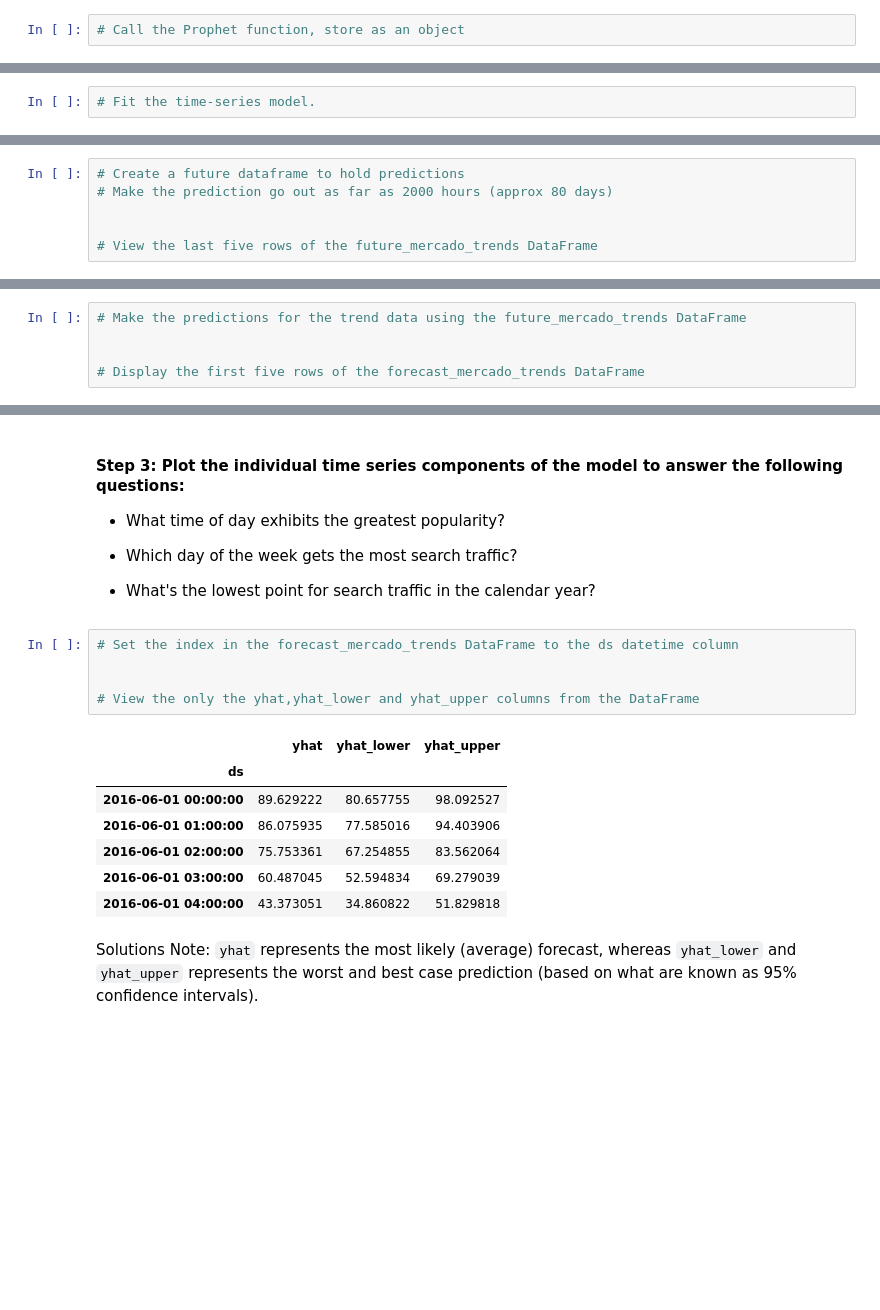
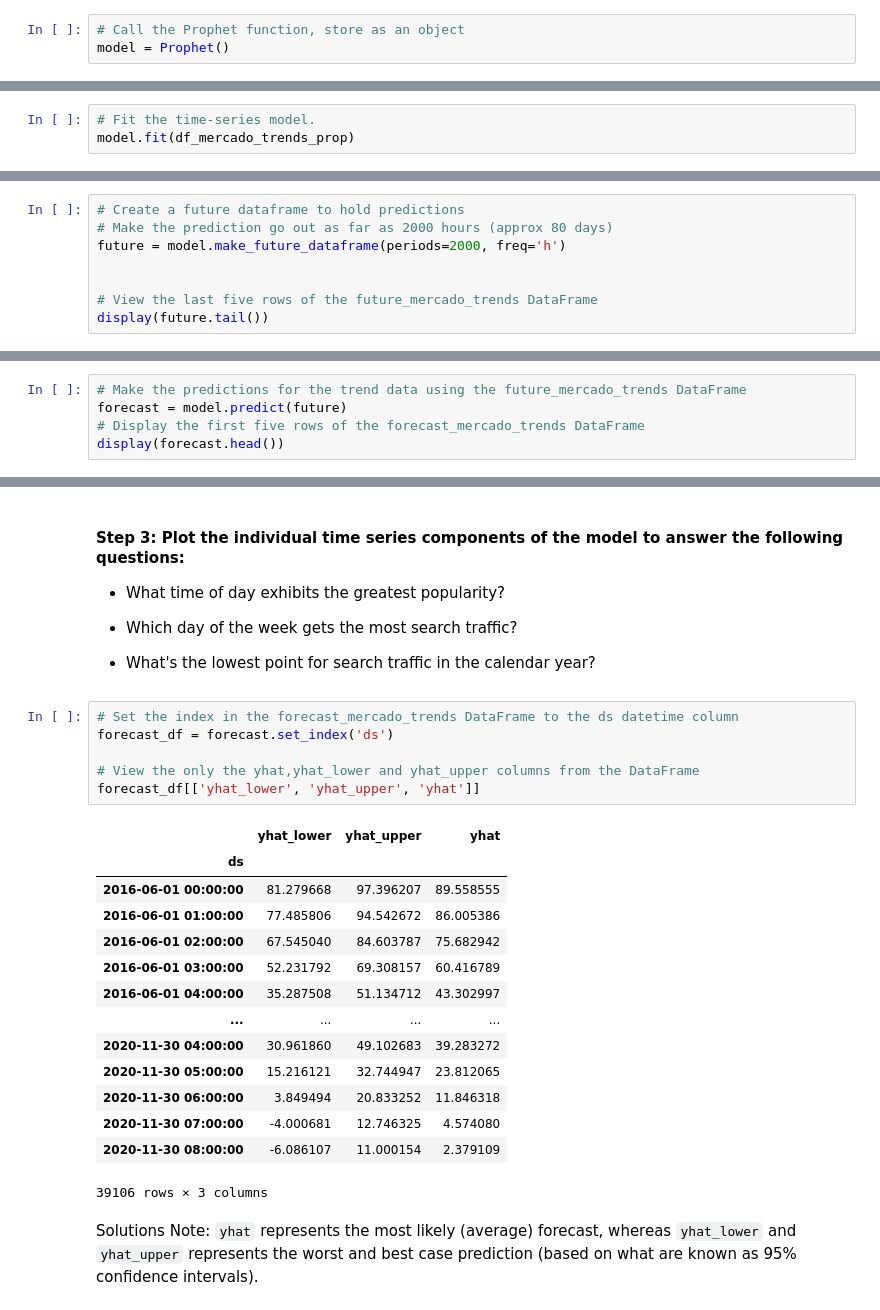
Before and after one commit to inCloset/prophet-challenge, a Jupyter notebook: forecasting_net_prophet.ipynb, the cells around one changed output, grey strips where cells are left out. Drawn from its saved outputs; the diff is of its cells as text; blank space fills up the shorter version.

```diff
--- a/forecasting_net_prophet.ipynb
+++ b/forecasting_net_prophet.ipynb
@@ -489,2 +504,3 @@ Now, you need to produce a time series model that analyzes and forecasts pattern
 # %%
 # Call the Prophet function, store as an object
+model = Prophet()
@@ -493,3 +507,4 @@ Now, you need to produce a time series model that analyzes and forecasts pattern
 # %%
 # Fit the time-series model.
+model.fit(df_mercado_trends_prop)
 # %% [output]
@@ -506,9 +514,11 @@ INFO:cmdstanpy:Chain [1] done processing
 # %%
 # Create a future dataframe to hold predictions
 # Make the prediction go out as far as 2000 hours (approx 80 days)
+future = model.make_future_dataframe(periods=2000, freq='h')
 
 
 # View the last five rows of the future_mercado_trends DataFrame
+display(future.tail())
 # %% [output]
 |  | ds |
 | 39101 | 2020-11-30 04:00:00 |
@@ -518,8 +528,8 @@ INFO:cmdstanpy:Chain [1] done processing
 | 39105 | 2020-11-30 08:00:00 |
 # %%
 # Make the predictions for the trend data using the future_mercado_trends DataFrame
-
-
+forecast = model.predict(future)
 # Display the first five rows of the forecast_mercado_trends DataFrame
+display(forecast.head())
 # %% [output]
 |  | ds | trend | yhat_lower | yhat_upper | trend_lower | trend_upper | additive_terms | ... |
@@ -552,17 +563,25 @@ INFO:cmdstanpy:Chain [1] done processing
 * What's the lowest point for search traffic in the calendar year?
 # %%
 # Set the index in the forecast_mercado_trends DataFrame to the ds datetime column
-
+forecast_df = forecast.set_index('ds')
 
 # View the only the yhat,yhat_lower and yhat_upper columns from the DataFrame
+forecast_df[['yhat_lower', 'yhat_upper', 'yhat']]
 # %% [output]
-|  | yhat | yhat_lower | yhat_upper |
+|  | yhat_lower | yhat_upper | yhat |
 | ds |  |  |  |
-| 2016-06-01 00:00:00 | 89.629222 | 80.657755 | 98.092527 |
-| 2016-06-01 01:00:00 | 86.075935 | 77.585016 | 94.403906 |
-| 2016-06-01 02:00:00 | 75.753361 | 67.254855 | 83.562064 |
-| 2016-06-01 03:00:00 | 60.487045 | 52.594834 | 69.279039 |
-| 2016-06-01 04:00:00 | 43.373051 | 34.860822 | 51.829818 |
+| 2016-06-01 00:00:00 | 81.279668 | 97.396207 | 89.558555 |
+| 2016-06-01 01:00:00 | 77.485806 | 94.542672 | 86.005386 |
+| 2016-06-01 02:00:00 | 67.545040 | 84.603787 | 75.682942 |
+| 2016-06-01 03:00:00 | 52.231792 | 69.308157 | 60.416789 |
+| 2016-06-01 04:00:00 | 35.287508 | 51.134712 | 43.302997 |
+| ... | ... | ... | ... |
+| 2020-11-30 04:00:00 | 30.961860 | 49.102683 | 39.283272 |
+| 2020-11-30 05:00:00 | 15.216121 | 32.744947 | 23.812065 |
+| 2020-11-30 06:00:00 | 3.849494 | 20.833252 | 11.846318 |
+| 2020-11-30 07:00:00 | -4.000681 | 12.746325 | 4.574080 |
+| 2020-11-30 08:00:00 | -6.086107 | 11.000154 | 2.379109 |
+39106 rows × 3 columns
 # %% [markdown]
 Solutions Note: `yhat` represents the most likely (average) forecast, whereas `yhat_lower` and `yhat_upper` represents the worst and best case prediction (based on what are known as 95% confidence intervals).
 # %%
```
Also changed, not shown: parts of 13 cells of this notebook.
